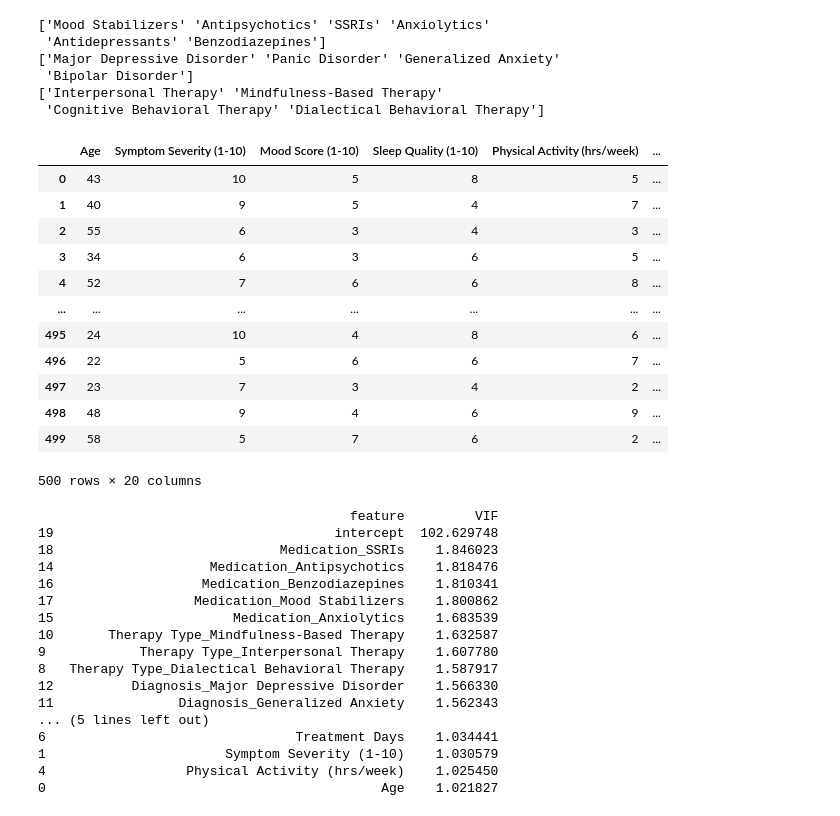
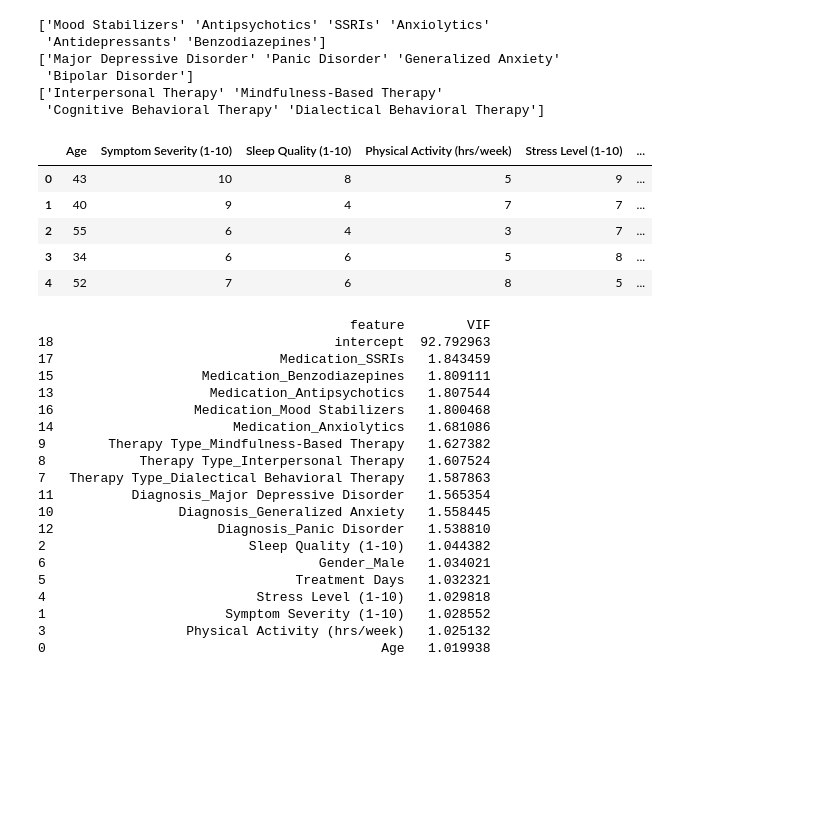
Before and after one commit to shaelyn-l/ICS_435_Final_Project, a Jupyter notebook: ICS_435_Final_Project.ipynb, the cells around one changed output. Cells and saved outputs as stored; diff of their text form; code cells hidden in the pictures; blank space fills up the shorter version.

```diff
--- a/ICS_435_Final_Project.ipynb
+++ b/ICS_435_Final_Project.ipynb
@@ -198,7 +198,8 @@ features_to_drop = [
     'Treatment Progress (1-10)',
     'AI-Detected Emotional State',
     'Adherence to Treatment (%)',
-    'Patient ID'
+    'Patient ID',
+    'Mood Score (1-10)'
 ]
 df2= df.copy()
 df2.drop(columns= features_to_drop, inplace=True )
@@ -218,36 +219,29 @@ print(df2['Therapy Type'].unique())
 # %%
 # Encode non-numerical features
 # Convert 'Treatment Start Date' to flat integer 'Treatment Days' which aims to
 # capture the significance of treatment dates to predicting adherence
 # Simple conversion allows comparability to other numeric features
 df2['Treatment Start Date'] = pd.to_datetime(df2['Treatment Start Date'])
 df2['Treatment Days'] = (df2['Treatment Start Date'] - df2['Treatment Start Date'].min()).dt.days
 df2.drop('Treatment Start Date', axis=1, inplace=True)
 
 # Use one-hot encoding for nominal variables without ordinal significance
 df2 = pd.get_dummies(df2, columns=['Gender', 'Therapy Type', 'Diagnosis', 'Medication'], drop_first=True)
 df2 = df2.astype({col: int for col in df2.select_dtypes('bool').columns})
 
-display(df2)
+display(df2.head())
 
 # Next Steps: Scaling and splitting the data for model training
 # Plan to standardize feature values
 # Plan to partition data into training and testing sets
 # Plan to apply percentage based thresholding
 # %% [output]
-|  | Age | Symptom Severity (1-10) | Mood Score (1-10) | Sleep Quality (1-10) | Physical Activity (hrs/week) | ... |
-| 0 | 43 | 10 | 5 | 8 | 5 | ... |
-| 1 | 40 | 9 | 5 | 4 | 7 | ... |
-| 2 | 55 | 6 | 3 | 4 | 3 | ... |
-| 3 | 34 | 6 | 3 | 6 | 5 | ... |
-| 4 | 52 | 7 | 6 | 6 | 8 | ... |
-| ... | ... | ... | ... | ... | ... | ... |
-| 495 | 24 | 10 | 4 | 8 | 6 | ... |
-| 496 | 22 | 5 | 6 | 6 | 7 | ... |
-| 497 | 23 | 7 | 3 | 4 | 2 | ... |
-| 498 | 48 | 9 | 4 | 6 | 9 | ... |
-| 499 | 58 | 5 | 7 | 6 | 2 | ... |
+|  | Age | Symptom Severity (1-10) | Sleep Quality (1-10) | Physical Activity (hrs/week) | Stress Level (1-10) | ... |
+| 0 | 43 | 10 | 8 | 5 | 9 | ... |
+| 1 | 40 | 9 | 4 | 7 | 7 | ... |
+| 2 | 55 | 6 | 4 | 3 | 7 | ... |
+| 3 | 34 | 6 | 6 | 5 | 8 | ... |
+| 4 | 52 | 7 | 6 | 8 | 5 | ... |
-500 rows × 20 columns
 # %%
 from statsmodels.stats.outliers_influence import variance_inflation_factor
 # Checking for multicollinearity to identify if there are any highly correlated features
@@ -261,20 +255,23 @@ vif_data["VIF"] = [variance_inflation_factor(X.values, i) for i in range(len(X.c
 
 print(vif_data.sort_values(by="VIF", ascending=False))
 # %% [output]
-                                        feature         VIF
-19                                    intercept  102.629748
-18                             Medication_SSRIs    1.846023
-14                    Medication_Antipsychotics    1.818476
-16                   Medication_Benzodiazepines    1.810341
-17                  Medication_Mood Stabilizers    1.800862
-15                       Medication_Anxiolytics    1.683539
-10       Therapy Type_Mindfulness-Based Therapy    1.632587
-9            Therapy Type_Interpersonal Therapy    1.607780
-8   Therapy Type_Dialectical Behavioral Therapy    1.587917
-12          Diagnosis_Major Depressive Disorder    1.566330
-11                Diagnosis_Generalized Anxiety    1.562343
-... (5 lines left out)
-6                                Treatment Days    1.034441
-1                       Symptom Severity (1-10)    1.030579
-4                  Physical Activity (hrs/week)    1.025450
-0                                           Age    1.021827
+                                        feature        VIF
+18                                    intercept  92.792963
+17                             Medication_SSRIs   1.843459
+15                   Medication_Benzodiazepines   1.809111
+13                    Medication_Antipsychotics   1.807544
+16                  Medication_Mood Stabilizers   1.800468
+14                       Medication_Anxiolytics   1.681086
+9        Therapy Type_Mindfulness-Based Therapy   1.627382
+8            Therapy Type_Interpersonal Therapy   1.607524
+7   Therapy Type_Dialectical Behavioral Therapy   1.587863
+11          Diagnosis_Major Depressive Disorder   1.565354
+10                Diagnosis_Generalized Anxiety   1.558445
+12                     Diagnosis_Panic Disorder   1.538810
+2                          Sleep Quality (1-10)   1.044382
+6                                   Gender_Male   1.034021
+5                                Treatment Days   1.032321
+4                           Stress Level (1-10)   1.029818
+1                       Symptom Severity (1-10)   1.028552
+3                  Physical Activity (hrs/week)   1.025132
+0                                           Age   1.019938
```
